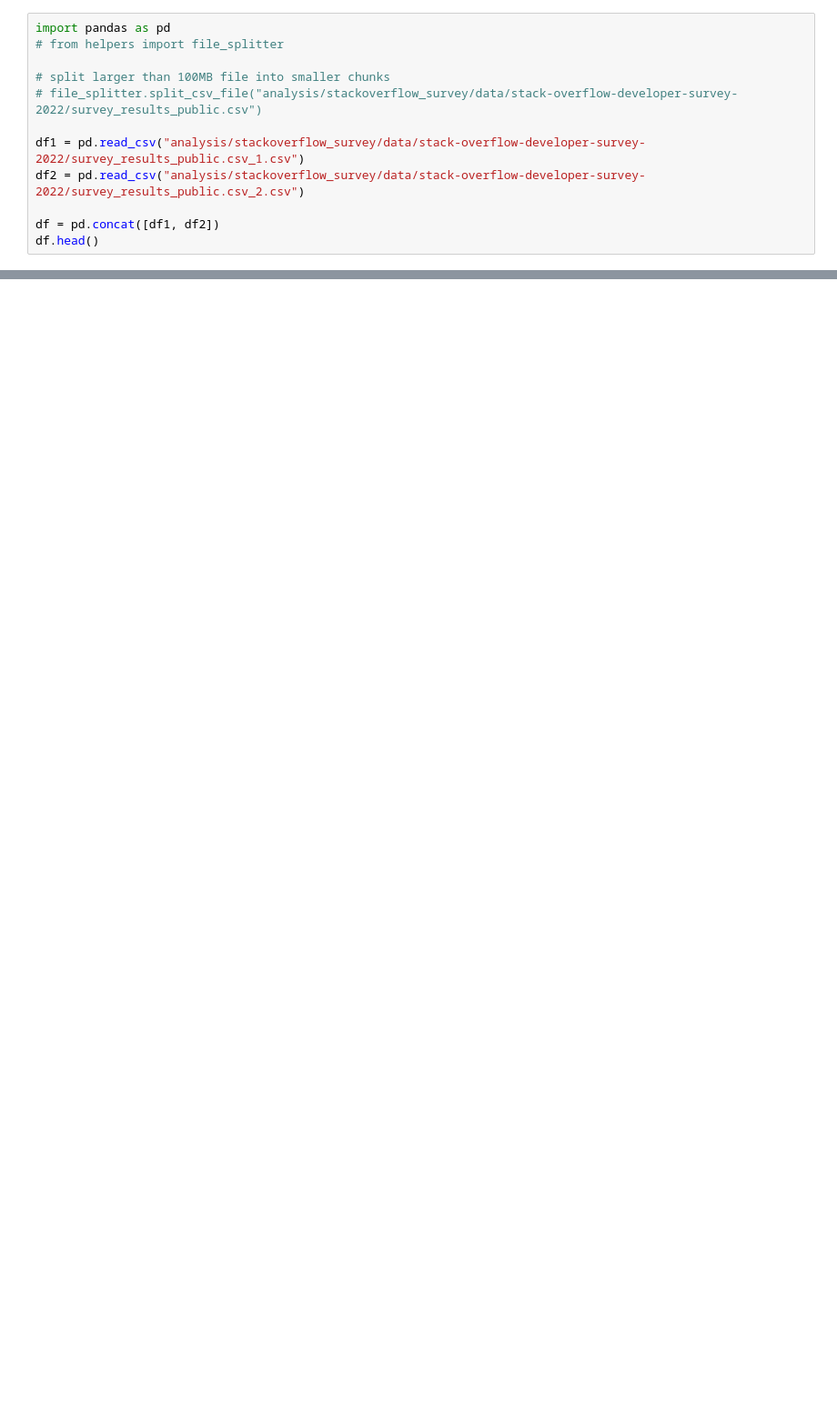
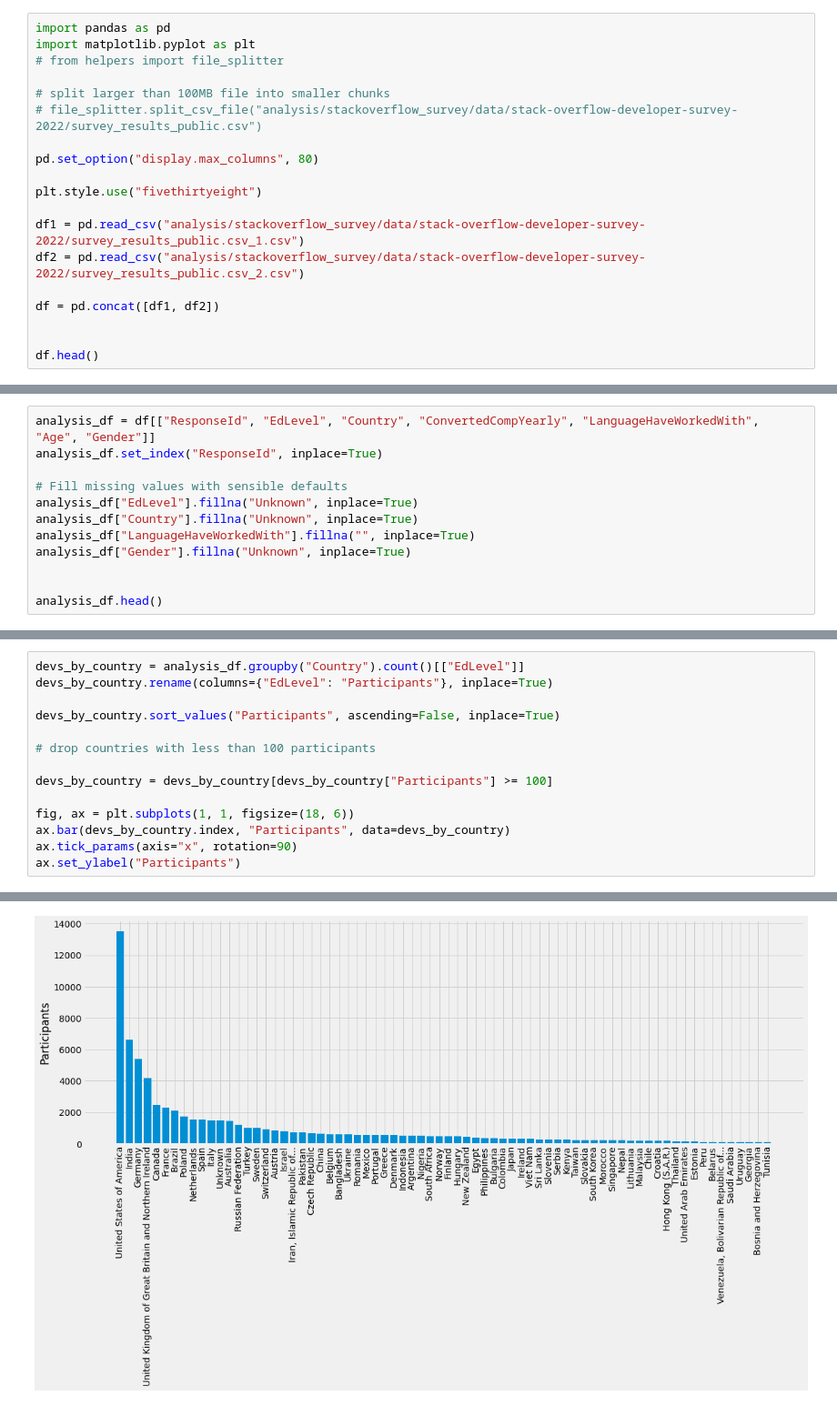
Before and after one commit to kodebot/ai_playground, a Jupyter notebook: analysis/stackoverflow_survey/Analysis.ipynb, the cells around one changed output, grey strips where cells are left out. Shown at 91% size. Cells and saved outputs as stored; diff of their text form; blank space fills up the shorter version.

```diff
--- a/analysis/stackoverflow_survey/Analysis.ipynb
+++ b/analysis/stackoverflow_survey/Analysis.ipynb
@@ -1,14 +13,21 @@
 # %%
 import pandas as pd
+import matplotlib.pyplot as plt
 # from helpers import file_splitter
 
 # split larger than 100MB file into smaller chunks
 # file_splitter.split_csv_file("analysis/stackoverflow_survey/data/stack-overflow-developer-survey-2022/survey_results_public.csv")
 
+pd.set_option("display.max_columns", 80)
+
+plt.style.use("fivethirtyeight")
+
 df1 = pd.read_csv("analysis/stackoverflow_survey/data/stack-overflow-developer-survey-2022/survey_results_public.csv_1.csv")
 df2 = pd.read_csv("analysis/stackoverflow_survey/data/stack-overflow-developer-survey-2022/survey_results_public.csv_2.csv")
 
 df = pd.concat([df1, df2])
+
+
 df.head()
 # %% [output]
 |  | ResponseId | MainBranch | Employment | RemoteWork | CodingActivities | EdLevel | LearnCode | LearnCodeOnline | ... |
@@ -20,0 +49,12 @@ df.head()
+# %%
+analysis_df = df[["ResponseId", "EdLevel", "Country", "ConvertedCompYearly", "LanguageHaveWorkedWith", "Age", "Gender"]]
+analysis_df.set_index("ResponseId", inplace=True)
+
+# Fill missing values with sensible defaults
+analysis_df["EdLevel"].fillna("Unknown", inplace=True)
+analysis_df["Country"].fillna("Unknown", inplace=True)
+analysis_df["LanguageHaveWorkedWith"].fillna("", inplace=True)
+analysis_df["Gender"].fillna("Unknown", inplace=True)
+
+
+analysis_df.head()
@@ -20,0 +75,15 @@ df.head()
+# %%
+devs_by_country = analysis_df.groupby("Country").count()[["EdLevel"]]
+devs_by_country.rename(columns={"EdLevel": "Participants"}, inplace=True)
+
+devs_by_country.sort_values("Participants", ascending=False, inplace=True)
+
+# drop countries with less than 100 participants
+
+devs_by_country = devs_by_country[devs_by_country["Participants"] >= 100]
+
+fig, ax = plt.subplots(1, 1, figsize=(18, 6))
+ax.bar(devs_by_country.index, "Participants", data=devs_by_country)
+ax.tick_params(axis="x", rotation=90)
+ax.set_ylabel("Participants")
+# %% [output]
@@ -20,0 +91 @@ df.head()
+[figure, added]
```
Also changed, not shown: parts of 7 cells of this notebook.
